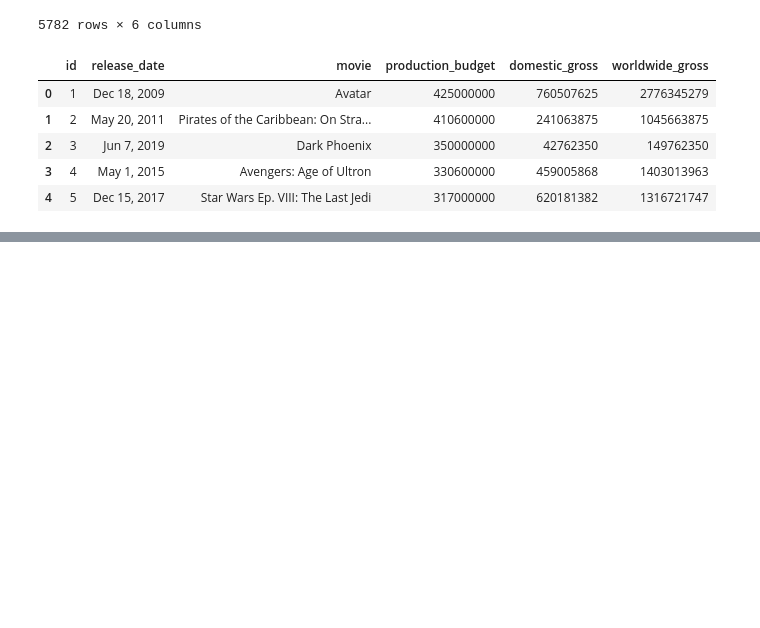
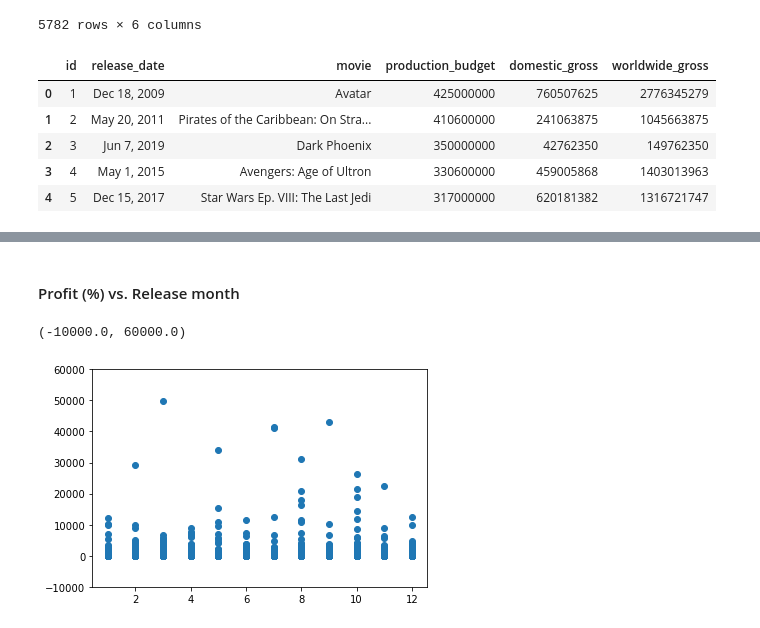
Before and after one commit to ebtezcan/dsc-phase-1-project, a Jupyter notebook: student.ipynb, the cells around one changed output, grey strips where cells are left out. Saved outputs shown, nothing was run; the diff lists cells and outputs as text; code cells hidden in the pictures; blank space fills up the shorter version.

```diff
--- a/student.ipynb
+++ b/student.ipynb
@@ -408,0 +418,11 @@ tn_movie_budgets.head()
+# %%
+conversion = {'Jan': 1, 'Feb': 2, 'Mar': 3, 'Apr': 4, 'May': 5, 'Jun': 6, 'Jul': 7, 'Aug': 8, 'Sep': 9, 'Oct': 10, 'Nov': 11, 'Dec': 12}
+tn_movie_budgets['release_mo_num'] = tn_movie_budgets['release_month'].map(conversion)
+# %% [markdown]
+#### Profit (%) vs. Release month
+# %%
+plt.scatter(x=tn_movie_budgets['release_mo_num'], y=tn_movie_budgets['profit %'])
+plt.ylim((-10000,60000))
+# %% [output]
+(-10000.0, 60000.0)
+[figure, added]
```
Also changed, not shown: parts of 14 cells of this notebook.
